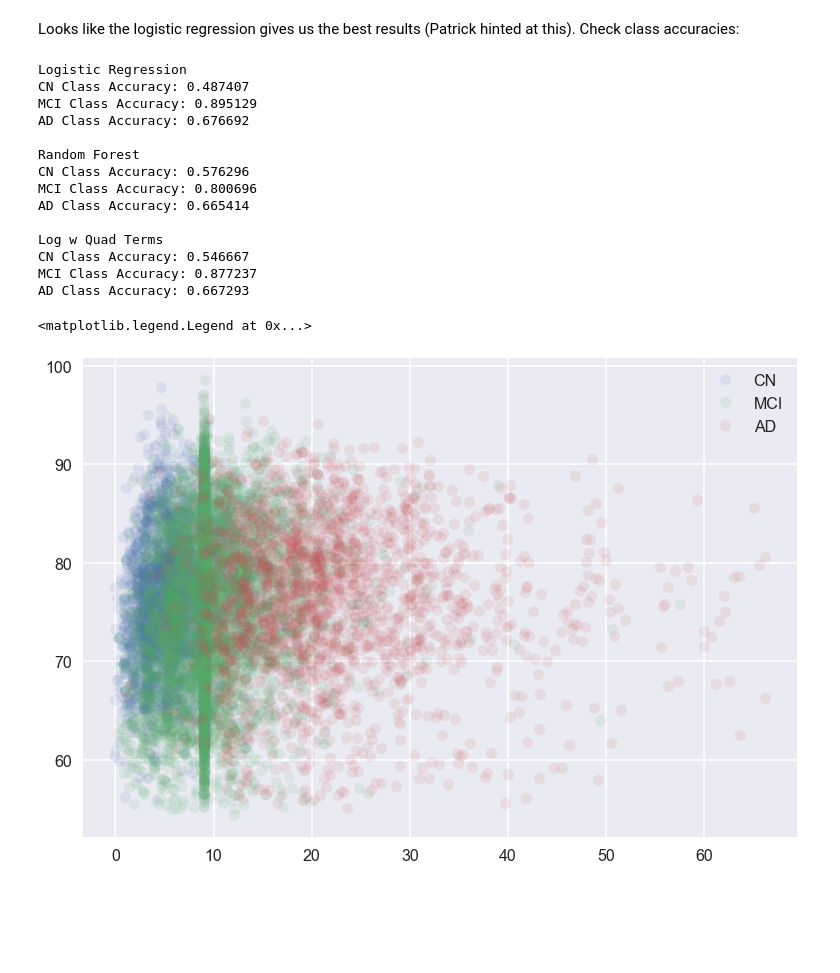
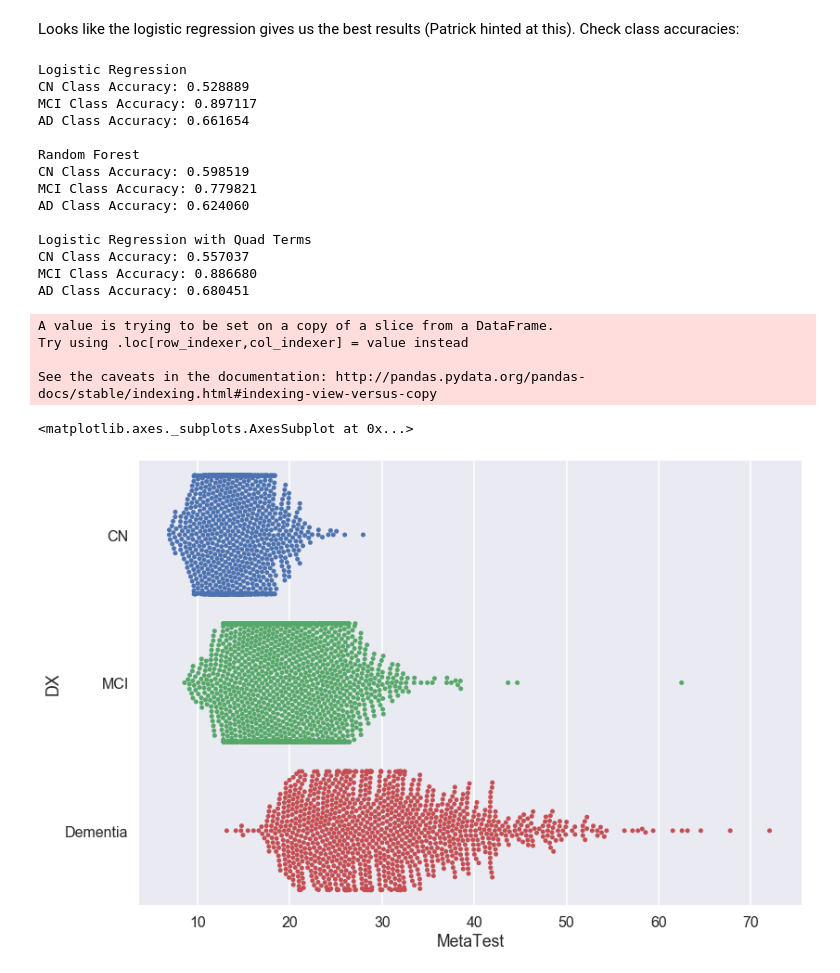
Before and after one commit to agasthyaps/CS109-Final, a Jupyter notebook: ADNI Project (Messing around with Classification).ipynb, the cells around one changed output. Drawn from its saved outputs; the diff is of its cells as text; code cells hidden in the pictures; blank space fills up the shorter version.

Commit message:
swarmplot

```diff
--- a/ADNI Project (Messing around with Classification).ipynb
+++ b/ADNI Project (Messing around with Classification).ipynb
@@ -286,0 +301,14 @@ logit.score(x_ts,y_ts)
+# %%
+meta_tests_df.ADAS11RandomForest = meta_tests_df.ADAS11RandomForest*poop.RandomForest[6]
+meta_tests_df.EcogPtTotalRandomForest = meta_tests_df.EcogPtTotalRandomForest*poop.RandomForest[7]
+meta_tests_df.EcogSPTotalRandomForest = meta_tests_df.EcogSPTotalRandomForest*poop.RandomForest[8]
+
+meta_tests_df.EcogPtTotalLinearRegression = meta_tests_df.EcogPtTotalLinearRegression*poop.LinearRegression[7]
+meta_tests_df.EcogSPTotalLinearRegression = meta_tests_df.EcogSPTotalLinearRegression*poop.LinearRegression[8]
+
+meta_tests_df.EcogPtTotalRidge = meta_tests_df.EcogPtTotalRidge*poop.Ridge[7]
+meta_tests_df.EcogSPTotalRidge = meta_tests_df.EcogSPTotalRidge*poop.Ridge[8]
+# %%
+FinalMetaTest = meta_tests_df.sum(axis=1)
+# %%
+full_data['MetaTest'] = FinalMetaTest
@@ -286,0 +317,15 @@ logit.score(x_ts,y_ts)
+# %%
+# create df of just meta test and the dx_class
+meta_dx = full_data[['MetaTest','DX_class']]
+
+# train test split
+np.random.seed(9001)
+msk = np.random.rand(len(meta_dx)) < .75
+train = meta_dx[msk]
+test = meta_dx[~msk]
+
+x = train['MetaTest'].values.reshape(-1,1)
+y = train['DX_class']
+
+Xt = test['MetaTest'].values.reshape(-1,1)
+yt = test['DX_class']
@@ -314,37 +369,37 @@ def conf_mat(model,x,y,name):
     print(name)
     print("CN Class Accuracy: %f\nMCI Class Accuracy: %f\nAD Class Accuracy: %f\n"%(cn_acc,mci_acc,ad_acc))
 # %%
-conf_mat(logit,x_ts,y_ts,"Logistic Regression")
-
-conf_mat(rfc,x_ts,y_ts,"Random Forest")
-
-conf_mat(log_poly,x_ts_poly,y_ts,"Log w Quad Terms")
+conf_mat(logit,Xt,yt,"Logistic Regression")
+conf_mat(rfc,Xt,yt,"Random Forest")
+conf_mat(log_poly,Xt_poly,yt,"Logistic Regression with Quad Terms")
 # %% [output]
 Logistic Regression
-CN Class Accuracy: 0.487407
-MCI Class Accuracy: 0.895129
-AD Class Accuracy: 0.676692
+CN Class Accuracy: 0.528889
+MCI Class Accuracy: 0.897117
+AD Class Accuracy: 0.661654
 
 Random Forest
-CN Class Accuracy: 0.576296
-MCI Class Accuracy: 0.800696
-AD Class Accuracy: 0.665414
+CN Class Accuracy: 0.598519
+MCI Class Accuracy: 0.779821
+AD Class Accuracy: 0.624060
 
-Log w Quad Terms
-CN Class Accuracy: 0.546667
-MCI Class Accuracy: 0.877237
-AD Class Accuracy: 0.667293
+Logistic Regression with Quad Terms
+CN Class Accuracy: 0.557037
+MCI Class Accuracy: 0.886680
+AD Class Accuracy: 0.680451
 # %%
 # masks
 ad = data[data.DX_class == 2]
 mci = data[data.DX_class == 1]
 cn = data[data.DX_class == 0]
-# %%
-plt.plot(cn.MetaTest, cn.EXACT_AGE, "o", alpha=.1,label = "CN")
-plt.plot(mci.MetaTest, mci.EXACT_AGE, "o", alpha=.1,label = "MCI")
-plt.plot(ad.MetaTest, ad.EXACT_AGE, "o", alpha=.1, label = "AD")
-
-plt.legend(loc="best")
-# %% [output]
-<matplotlib.legend.Legend at 0x...>
-[figure, removed]
+# %%
+sns.set_context()
+meta_dx['DX'] = df.DX
+sns.swarmplot(x="MetaTest", y="DX", data=meta_dx.head(5000),order=['CN','MCI','Dementia'])
+# %% [output]
+A value is trying to be set on a copy of a slice from a DataFrame.
+Try using .loc[row_indexer,col_indexer] = value instead
+
+See the caveats in the documentation: http://pandas.pydata.org/pandas-docs/stable/indexing.html#indexing-view-versus-copy
+<matplotlib.axes._subplots.AxesSubplot at 0x...>
+[figure, added]
```
Also changed, not shown: parts of 25 cells of this notebook.
